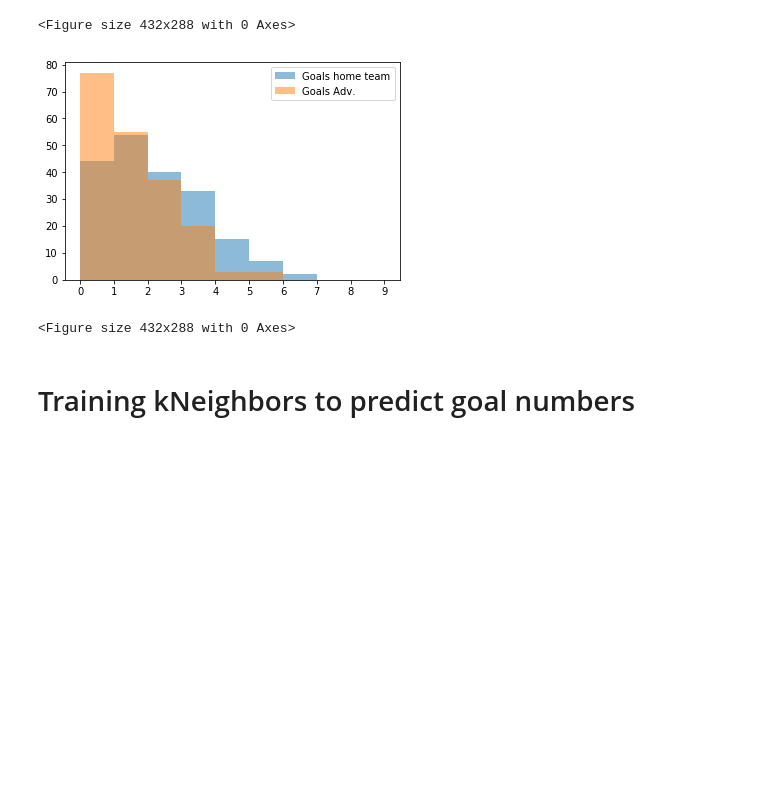
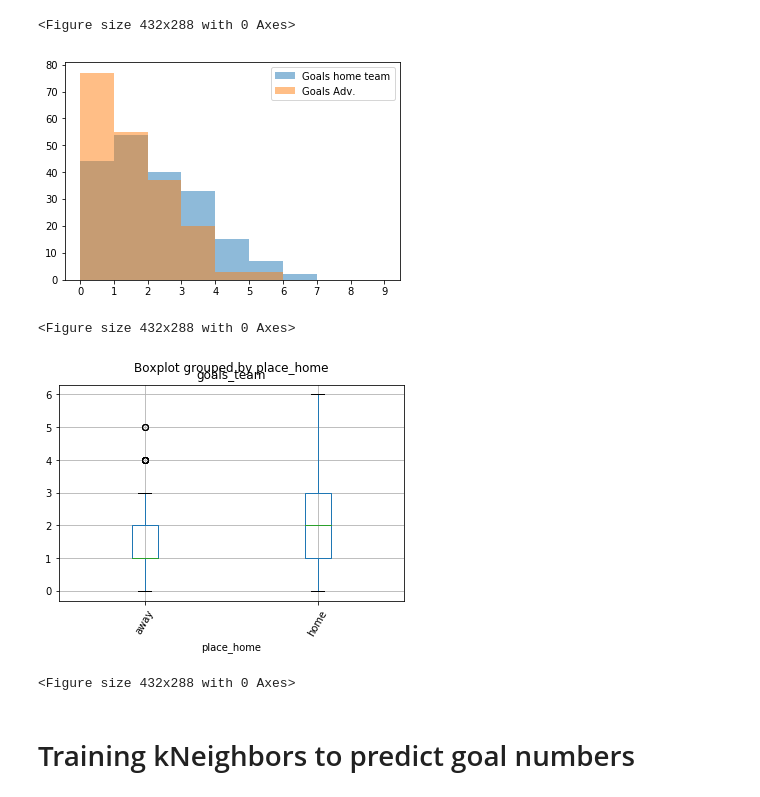
Before and after one commit to aleandrade/Data-Science, a Jupyter notebook: SoccerDataScienceNotebook.ipynb, the cells around one changed output. Cells and saved outputs as stored; diff of their text form; code cells hidden in the pictures; blank space fills up the shorter version.

```diff
--- a/SoccerDataScienceNotebook.ipynb
+++ b/SoccerDataScienceNotebook.ipynb
@@ -97,13 +100,24 @@ plt.clf()
 # %%
 plt.hist(team_matches_data['goals_team'], bins = range(10), alpha=0.5, label='Goals home team')
 plt.hist(team_matches_data['goals_adv'], bins = range(10), alpha=0.5, label='Goals Adv.')
 plt.legend(loc='upper right')
 plt.xticks(range(10))
 plt.show()
 plt.clf()
+
+team_done_matches = team_matches_data[team_matches_data['datetimeobj'] < datetime.datetime.now() - datetime.timedelta(days=1)]
+team_predict = team_done_matches[['goals_team','prob_team', 'importance_team', 'spi_adv', 'place', 'spi_dif']]
+team_predict = pd.get_dummies(team_predict, drop_first = True)
+
+team_predict.boxplot('goals_team', 'place_home', rot=60)
+plt.xticks([1, 2], ['away', 'home'])
+plt.show()
+plt.clf()
 # %% [output]
 [figure]
 <Figure size 432x288 with 0 Axes>
+[figure, added]
+<Figure size 432x288 with 0 Axes>
 # %% [markdown]
 # Training kNeighbors to predict goal numbers
 # %%
```
Also changed, not shown: parts of 11 cells of this notebook.
